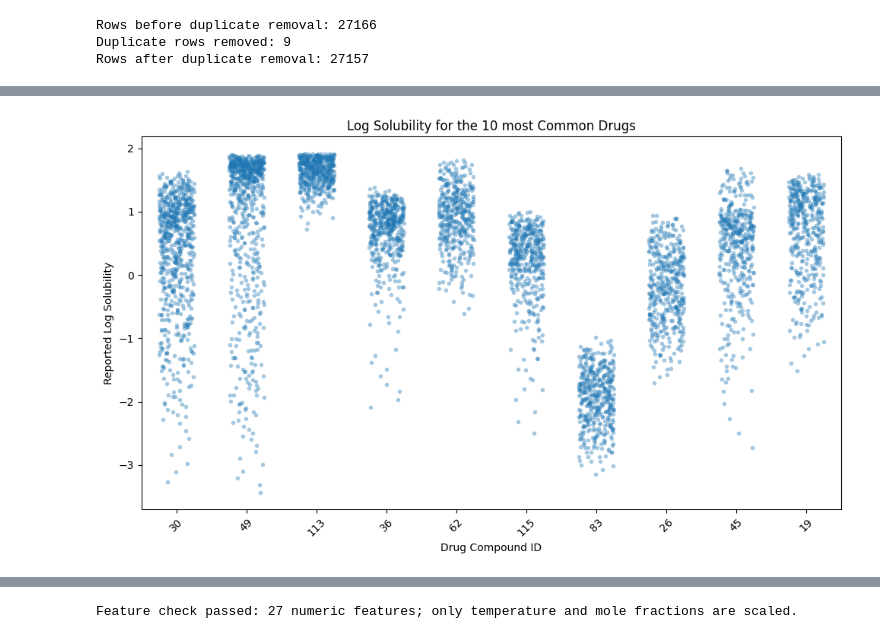
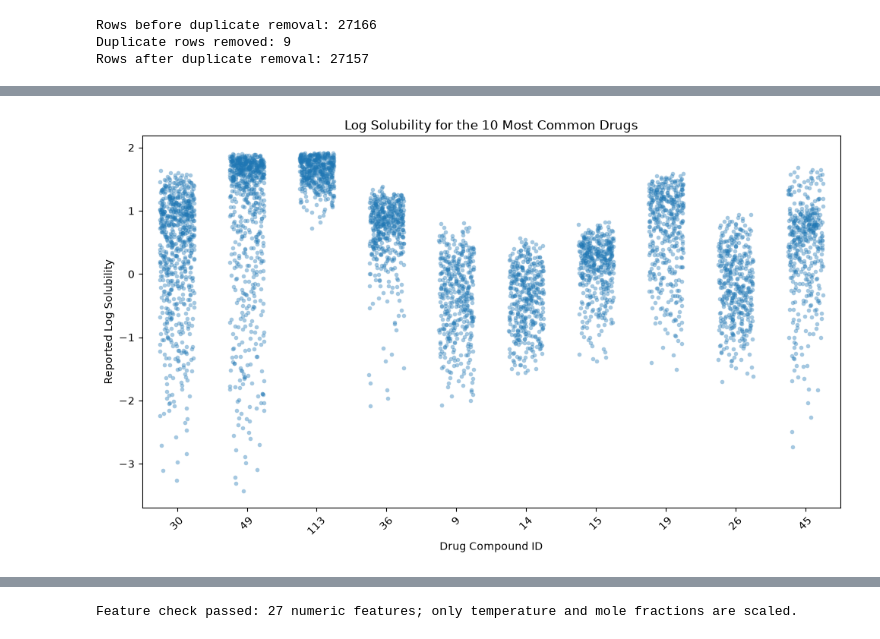
Before and after one commit to nami-nia/CHE1147-Data-Science-Project, a Jupyter notebook: data_cleaning_CL/CheMixHub_Final_Code_Draft.ipynb, the cells around one changed output, grey strips where cells are left out. Saved outputs shown, nothing was run; the diff lists cells and outputs as text; code cells hidden in the pictures.

```diff
--- a/data_cleaning_CL/CheMixHub_Final_Code_Draft.ipynb
+++ b/data_cleaning_CL/CheMixHub_Final_Code_Draft.ipynb
@@ -1685,57 +645,30 @@ plt.show()
 # %%
-#Correlation between 10 most common drug types and log solubility
-
-#Finding the most common drug types and separating them
-def parse_drug_ids(value):
-    if isinstance(value, str):
-        value = ast.literal_eval(value)
-    if isinstance(value, (list, tuple)):
-        ids = value
-    elif pd.isna(value):
-        return []
-    else:
-        ids = [value]
-
-    # Normalize values such as 115.0 to "115" for display.
-    return [
-        str(int(float(drug_id)))
-        if float(drug_id).is_integer()
-        else str(drug_id)
-        for drug_id in ids
-    ]
-
-plot_df = df.assign(
-    drug_id = df["cmp_ids_drug"].apply(parse_drug_ids)
-).explode("drug_id")
-
-top_drugs = plot_df["drug_id"].value_counts().head(10).index.tolist()
-plot_df = plot_df[plot_df["drug_id"].isin(top_drugs)].copy()
-plot_df["drug_id"] = pd.Categorical(
-    plot_df["drug_id"], categories=top_drugs, ordered=True
+# Extract the single drug ID from each observation
+plot_df = df.copy()
+plot_df["drug_id"] = (
+    plot_df["cmp_ids_drug"].apply(ast.literal_eval)
+    .apply(lambda ids: str(int(ids[0])))
 )
 
-#Plotting the correlation
+# Select the 10 most common drugs
+top_drugs = plot_df["drug_id"].value_counts().head(10).index
+plot_df = plot_df.loc[plot_df["drug_id"].isin(top_drugs)]
+
+# Compare their log solubility values
 plt.figure(figsize=(10, 6))
 sns.stripplot(
-    data=plot_df,
-    x="drug_id",
-    y="value",
-    order = top_drugs,
-    jitter = 0.25,
-    alpha=0.4,
-    size=4
+    data=plot_df, x="drug_id", y="value", order=top_drugs,
+    jitter=0.25, alpha=0.4, size=4
 )
-
-plt.title("Log Solubility for the 10 most Common Drugs")
+plt.title("Log Solubility for the 10 Most Common Drugs")
 plt.xlabel("Drug Compound ID")
 plt.ylabel("Reported Log Solubility")
-plt.xticks(rotation = 45)
-
+plt.xticks(rotation=45)
 plt.tight_layout()
-plt.savefig("drug_vs_logsolubility.png", dpi=300)
+plt.savefig(RESULTS_DIR / "drug_vs_logsolubility.png", dpi=300)
 plt.show()
 # %% [output]
-[figure, old version]
+[figure, new version]
 # %%
 #Correlation between solvent mole fraction and log solubility for binary mixtures
 
```
Also changed, not shown: parts of 42 cells of this notebook, 11 other files.
